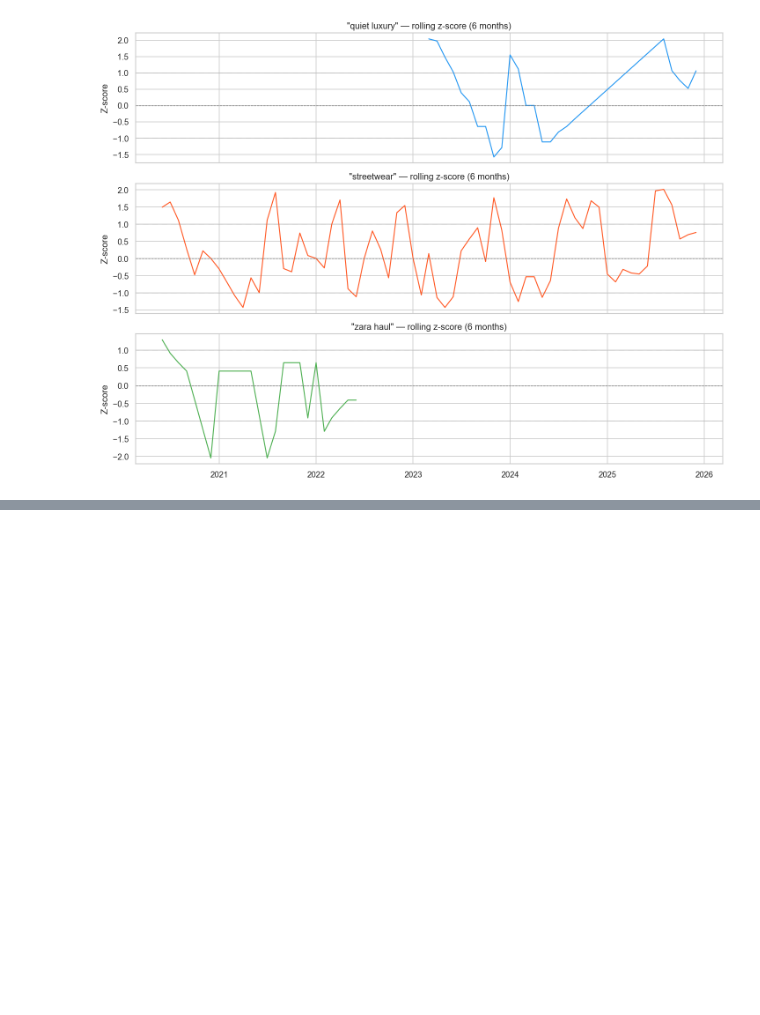
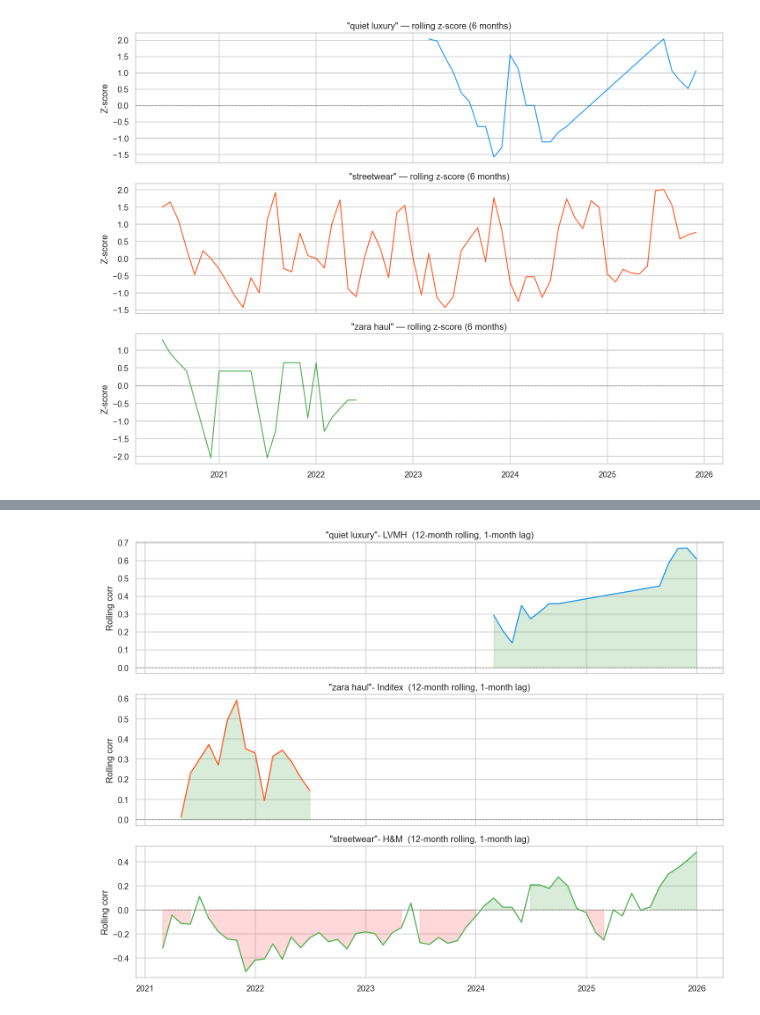
Before and after one commit to radostinaaa/fashion-trends, a Jupyter notebook: 4_trend_signal.ipynb, the cells around one changed output, grey strips where cells are left out. Drawn from its saved outputs; the diff is of its cells as text; code cells hidden in the pictures; blank space fills up the shorter version.

```diff
--- a/4_trend_signal.ipynb
+++ b/4_trend_signal.ipynb
@@ -133,0 +201,33 @@ plt.show()
+# %%
+active_pairs = [(k, v) for k, v in SIGNAL_MAP.items() if v in period_returns.columns]
+
+if active_pairs:
+    fig, axes = plt.subplots(len(active_pairs), 1,
+                             figsize=(12, 3 * len(active_pairs)), sharex=True)
+    if len(active_pairs) == 1:
+        axes = [axes]
+
+    for ax, (keyword, stock), color in zip(axes, active_pairs, colors):
+        sig      = signals[keyword].reindex(period_returns.index, method='nearest').shift(1)
+        combined = pd.concat([sig, period_returns[stock]], axis=1).dropna()
+        combined.columns = ['signal', 'return']
+
+        roll_corr = combined['signal'].rolling(ROLL_WIN).corr(combined['return'])
+
+        ax.plot(roll_corr.index, roll_corr, color=color, linewidth=1.5)
+        ax.axhline(0, color='grey', linewidth=0.8, linestyle='--')
+        ax.fill_between(roll_corr.index, roll_corr, 0,
+                        where=(roll_corr > 0), alpha=0.15, color='green')
+        ax.fill_between(roll_corr.index, roll_corr, 0,
+                        where=(roll_corr < 0), alpha=0.15, color='red')
+        ax.set_ylabel('Rolling corr')
+        ax.set_title(f'"{keyword}"- {stock}  ({ROLL_WIN}-{FREQ_LABEL[:-1]} rolling, 1-{FREQ_LABEL[:-1]} lag)')
+
+    axes[-1].xaxis.set_major_locator(mdates.YearLocator())
+    axes[-1].xaxis.set_major_formatter(mdates.DateFormatter('%Y'))
+    plt.tight_layout()
+    plt.show()
+else:
+    print('no active signal pairs')
+# %% [output]
+[figure, added]
```
Also changed, not shown: parts of 4 cells of this notebook.
